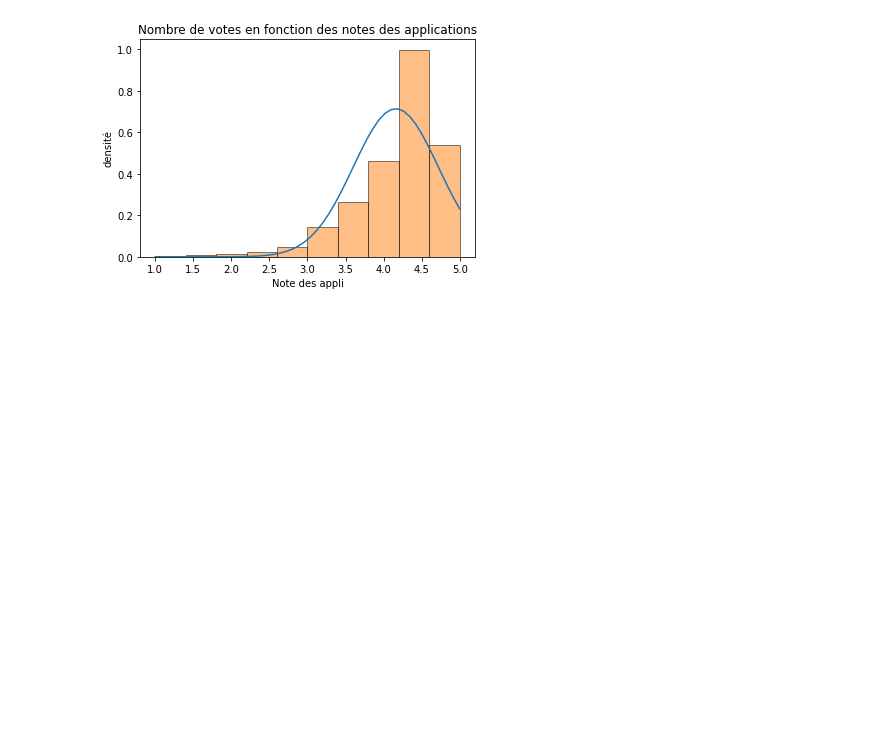
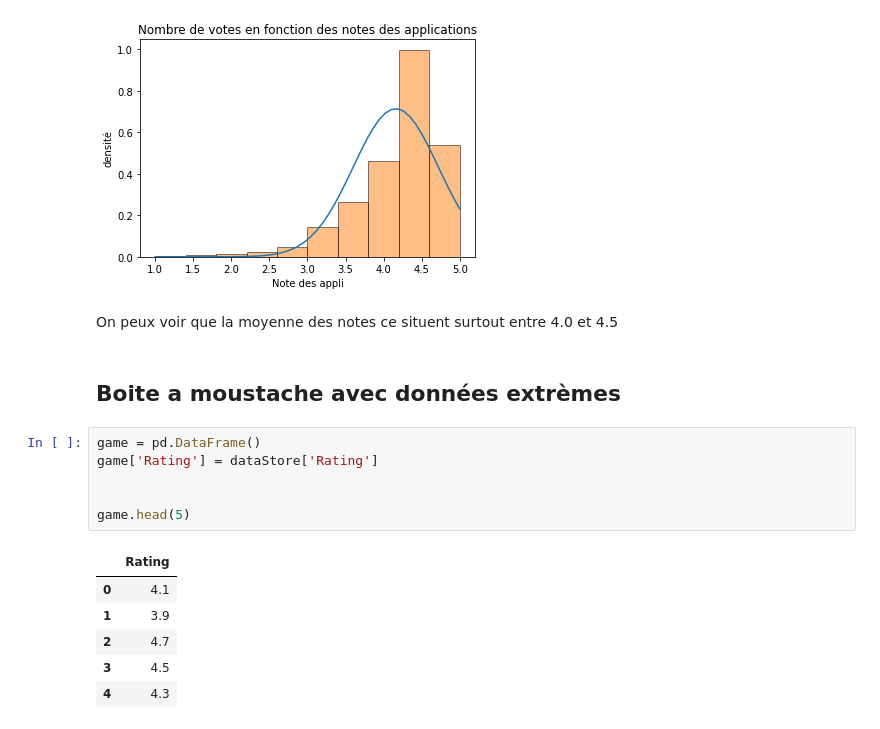
Before and after one commit to Hy-gon/Python_Hitema, a Jupyter notebook: MachineLearning/MiniProject/MiniProjet.ipynb, the cells around one changed output. Cells and saved outputs as stored; diff of their text form; blank space fills up the shorter version.

```diff
--- a/MachineLearning/MiniProject/MiniProjet.ipynb
+++ b/MachineLearning/MiniProject/MiniProjet.ipynb
@@ -105,3 +105,20 @@ plt.ylabel('densité')
 plt.show()
 # %% [output]
 [figure]
+# %% [markdown]
+On peux voir que la moyenne des notes ce situent surtout entre 4.0 et 4.5
+# %% [markdown]
+## Boite a moustache avec données extrèmes
+# %%
+game = pd.DataFrame()
+game['Rating'] = dataStore['Rating']
+
+
+game.head(5)
+# %% [output]
+|  | Rating |
+| 0 | 4.1 |
+| 1 | 3.9 |
+| 2 | 4.7 |
+| 3 | 4.5 |
+| 4 | 4.3 |
```
Also changed, not shown: parts of 1 cell of this notebook.
